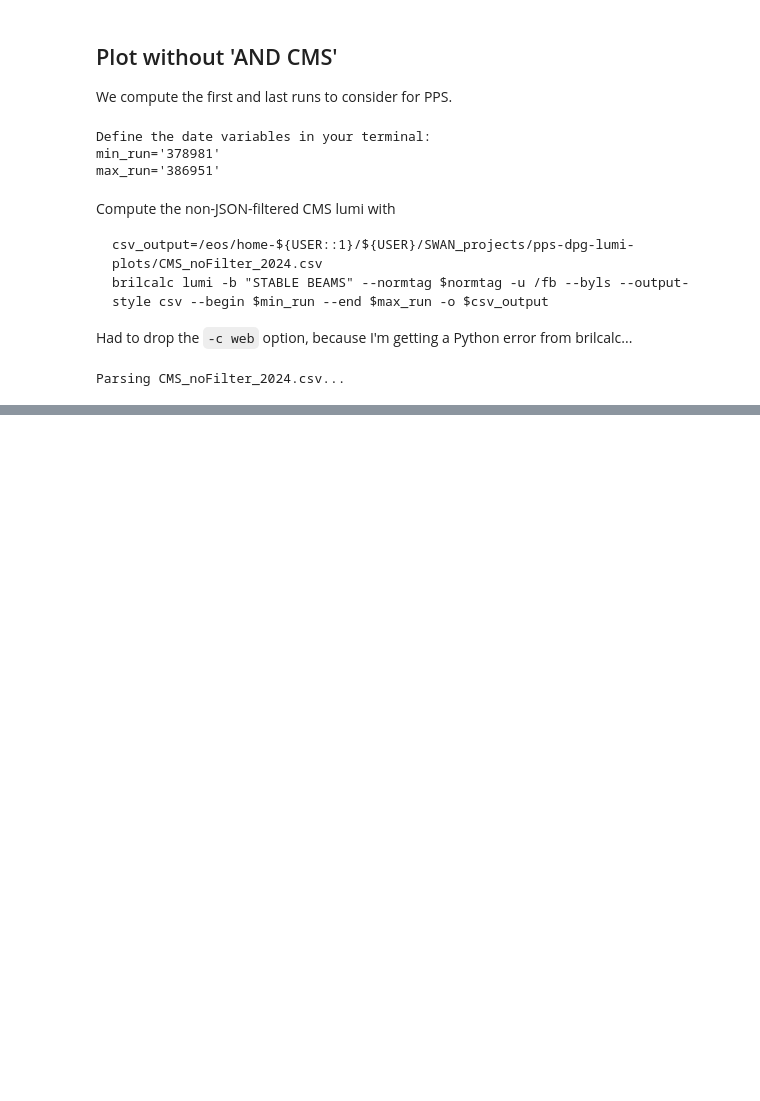
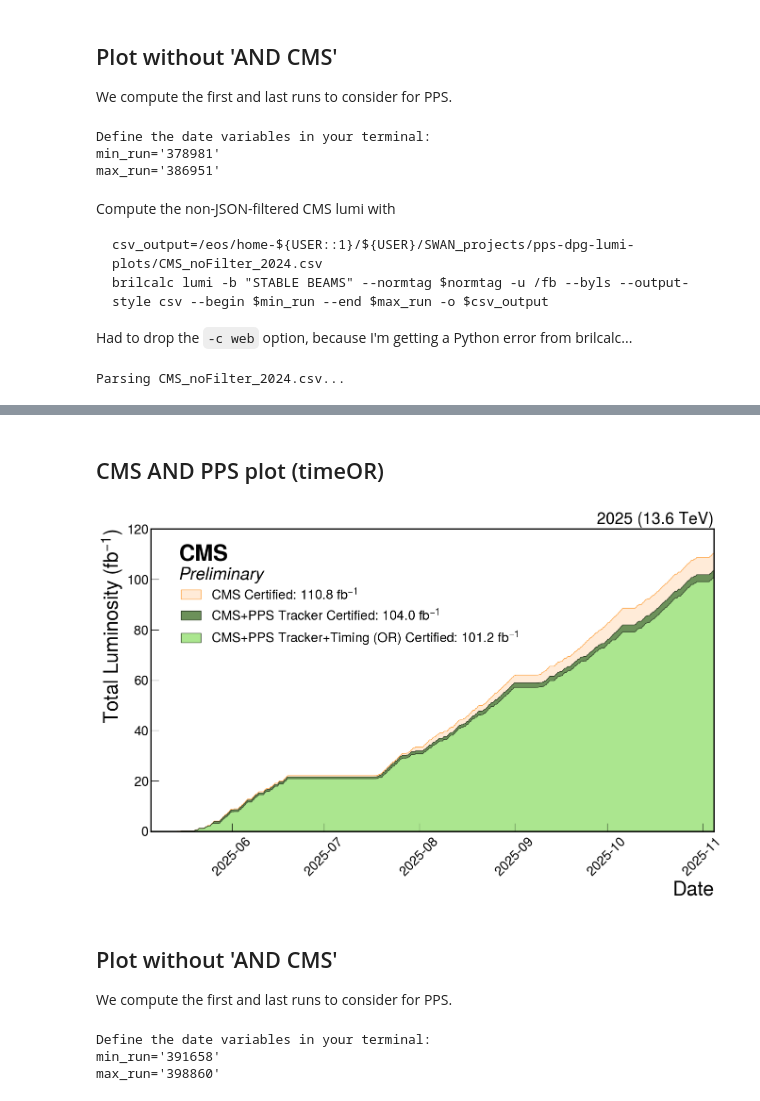
Before and after one commit to AndreaBellora/pps-dpg-lumi-plots, a Jupyter notebook: lumi_plot.ipynb, the cells around one changed output, grey strips where cells are left out. Saved outputs shown, nothing was run; the diff lists cells and outputs as text; code cells hidden in the pictures; blank space fills up the shorter version.

```diff
--- a/lumi_plot.ipynb
+++ b/lumi_plot.ipynb
@@ -432,0 +531,57 @@ plt.show()
+# %% [markdown]
+## CMS AND PPS plot (timeOR)
+# %%
+import mplhep as hep
+import matplotlib.pyplot as plt
+
+hep.style.use('CMS')
+
+cms_tot_del = cms_2025_df['integrated_del_lumi'].iloc[-1]
+cms_tot_rec = cms_2025_df['integrated_rec_lumi'].iloc[-1]
+pps_tot_track = cms_and_pps_2025_track_df['integrated_rec_lumi'].iloc[-1]
+pps_tot_tracktime = cms_and_pps_2025_tracktimeOR_df['integrated_rec_lumi'].iloc[-1]
+min_date = min([cms_2025_df['date'].iloc[0],cms_and_pps_2025_track_df['date'].iloc[0],cms_and_pps_2025_tracktimeOR_df['date'].iloc[0]])
+max_date = max([cms_2025_df['date'].iloc[-1],cms_and_pps_2025_track_df['date'].iloc[-1],cms_and_pps_2025_tracktimeOR_df['date'].iloc[-1]])
+
+# Create the XY plot with a filled area under the line
+plt.figure(figsize=(14, 9))
+# plt.fill_between(cms_2025_df['date'], cms_2025_df['integrated_del_lumi'], color='#85d1fb', alpha=1, label=f'CMS Certified Delivered: {cms_tot_del:.1f}'+' fb$^{-1}$')
+plt.fill_between(cms_2025_df['date'], cms_2025_df['integrated_rec_lumi'], color='#ffebd8', alpha=1, label=f'CMS Certified: {cms_tot_rec:.1f}'+' fb$^{-1}$',linewidth=1,edgecolor='#fea649')
+plt.fill_between(cms_and_pps_2025_track_df['date'], cms_and_pps_2025_track_df['integrated_rec_lumi'], color='#6c915a', alpha=1, label=f'CMS+PPS Tracker Certified: {pps_tot_track:.1f}'+' fb$^{-1}$',linewidth=1,edgecolor='#2d3d26')
+plt.fill_between(cms_and_pps_2025_tracktimeOR_df['date'], cms_and_pps_2025_tracktimeOR_df['integrated_rec_lumi'], color='#abe68f', alpha=1, label=f'CMS+PPS Tracker+Timing (OR) Certified: {pps_tot_tracktime:.1f}'+' fb$^{-1}$',linewidth=1,edgecolor='#36492d')
+plt.xlabel('Date',fontsize=30)
+plt.ylabel('Total Luminosity (fb$^{-1}$)',fontsize=30)
+plt.xticks(rotation=45,fontsize=20)
+plt.yticks(fontsize=20)
+plt.xlim((min_date,max_date))
+plt.ylim((0,120))
+plt.legend(loc='upper left', fontsize=20, bbox_to_anchor=(0.03,0.85))
+
+# Remove minor ticks (which don't really make sense here)
+plt.minorticks_off()
+
+# Remove right and top axis. It's not CMS-style, I know, but they're really ugly and useless in this case
+plt.tick_params(axis='both', which='both', direction='in', top=False, right=False)
+
+# Add CMS Preliminary label
+hep.cms.label('Preliminary',loc=2, data=True, rlabel='2025 (13.6 TeV)')
+
+# Show the plot
+plt.tight_layout()
+plt.savefig('CMS_AND_PPS_lumi_2025_timeOR.png',dpi=600)
+plt.show()
+# %% [output]
+[figure, added]
+# %% [markdown]
+## Plot without 'AND CMS'
+
+We compute the first and last runs to consider for PPS.
+# %%
+min_run = min(pps_2025_track_df['run'].iloc[0],pps_2025_tracktimeAND_df['run'].iloc[0],pps_2025_tracktimeOR_df['run'].iloc[0])
+max_run = max(pps_2025_track_df['run'].iloc[-1],pps_2025_tracktimeAND_df['run'].iloc[-1],pps_2025_tracktimeOR_df['run'].iloc[-1])
+print('Define the date variables in your terminal:')
+print('min_run=\''+str(min_run)+'\'','max_run=\''+str(max_run)+'\'',sep='\n')
+# %% [output]
+Define the date variables in your terminal:
+min_run='391658'
+max_run='398860'
```
Also changed, not shown: parts of 15 cells of this notebook, 13 other files.
